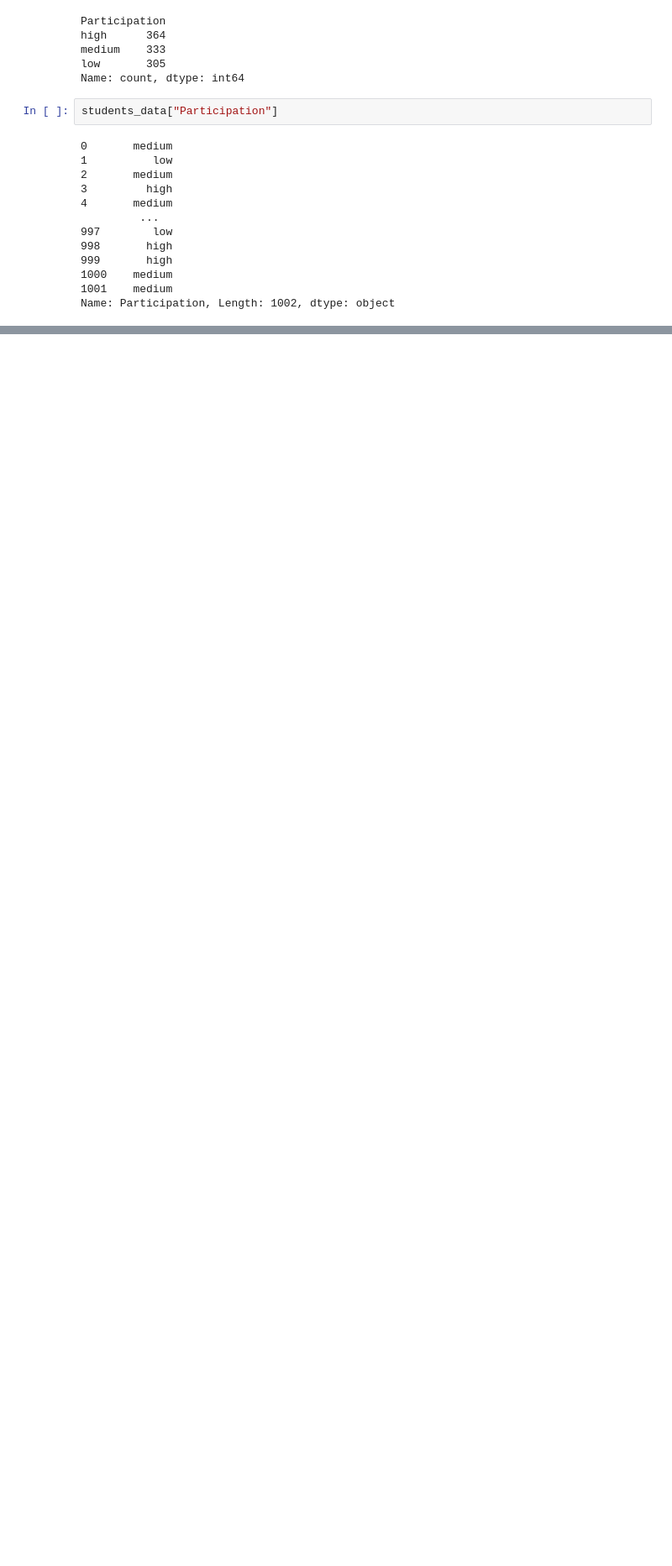
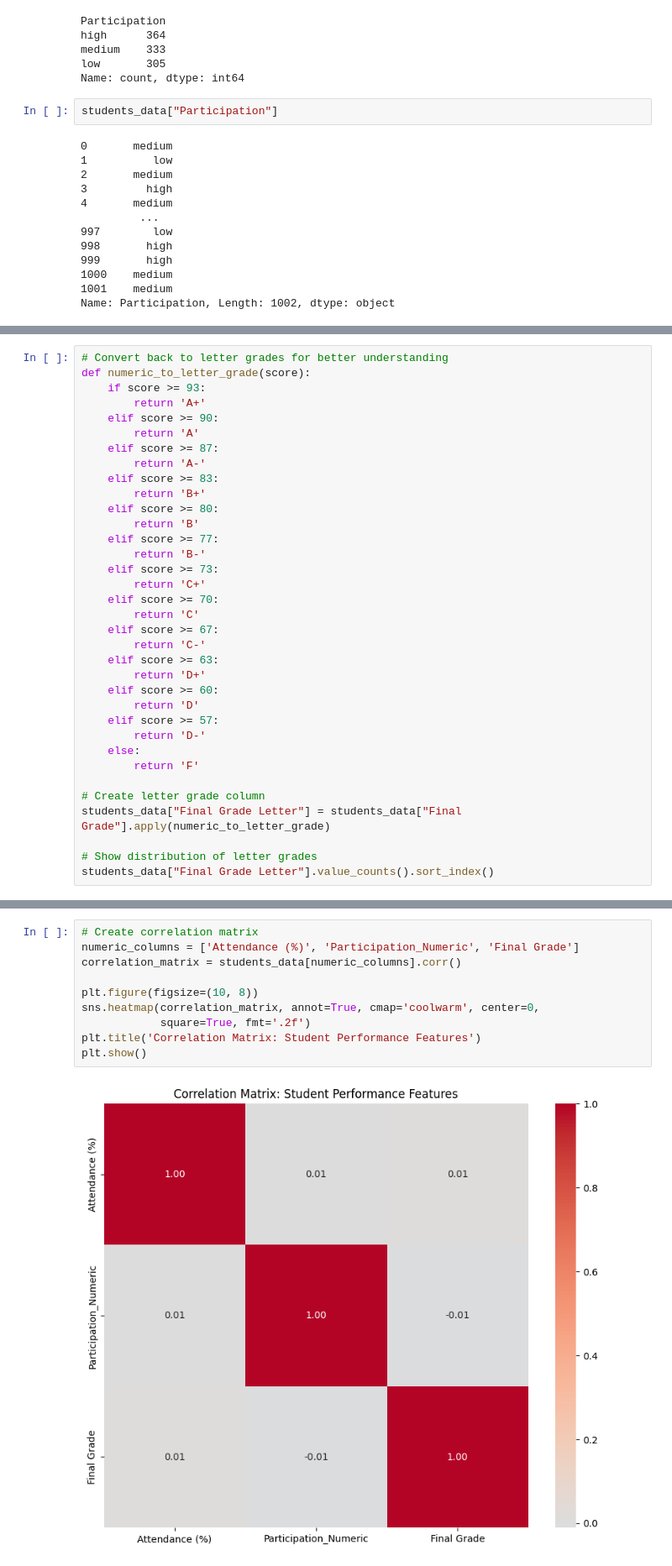
Before and after one commit to Meraj2349/JupyterProject, a Jupyter notebook: classify_student_performance.ipynb, the cells around one changed output, grey strips where cells are left out. Shown at 84% size. Cells and saved outputs as stored; diff of their text form; blank space fills up the shorter version.

Commit message:
Implement feature X to enhance user experience and optimize performance

```diff
--- a/classify_student_performance.ipynb
+++ b/classify_student_performance.ipynb
@@ -249,0 +388,35 @@ Name: Participation, Length: 1002, dtype: object
+# %%
+# Convert back to letter grades for better understanding
+def numeric_to_letter_grade(score):
+    if score >= 93:
+        return 'A+'
+    elif score >= 90:
+        return 'A'
+    elif score >= 87:
+        return 'A-'
+    elif score >= 83:
+        return 'B+'
+    elif score >= 80:
+        return 'B'
+    elif score >= 77:
+        return 'B-'
+    elif score >= 73:
+        return 'C+'
+    elif score >= 70:
+        return 'C'
+    elif score >= 67:
+        return 'C-'
+    elif score >= 63:
+        return 'D+'
+    elif score >= 60:
+        return 'D'
+    elif score >= 57:
+        return 'D-'
+    else:
+        return 'F'
+
+# Create letter grade column
+students_data["Final Grade Letter"] = students_data["Final Grade"].apply(numeric_to_letter_grade)
+
+# Show distribution of letter grades
+students_data["Final Grade Letter"].value_counts().sort_index()
@@ -249,0 +469,12 @@ Name: Participation, Length: 1002, dtype: object
+# %%
+# Create correlation matrix
+numeric_columns = ['Attendance (%)', 'Participation_Numeric', 'Final Grade']
+correlation_matrix = students_data[numeric_columns].corr()
+
+plt.figure(figsize=(10, 8))
+sns.heatmap(correlation_matrix, annot=True, cmap='coolwarm', center=0,
+            square=True, fmt='.2f')
+plt.title('Correlation Matrix: Student Performance Features')
+plt.show()
+# %% [output]
+[figure, added]
```
Also changed, not shown: parts of 41 cells of this notebook, 5 other files.
